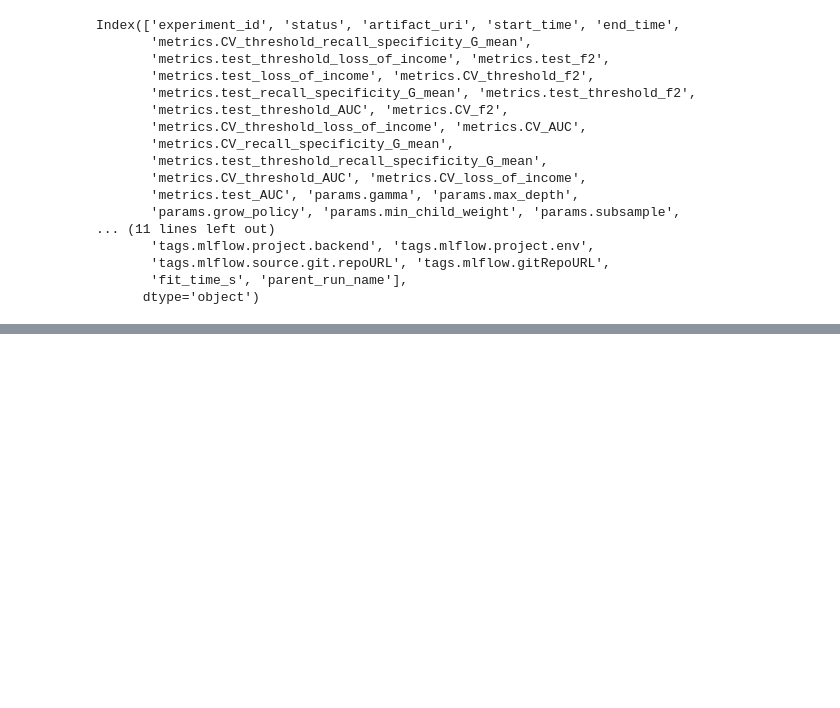
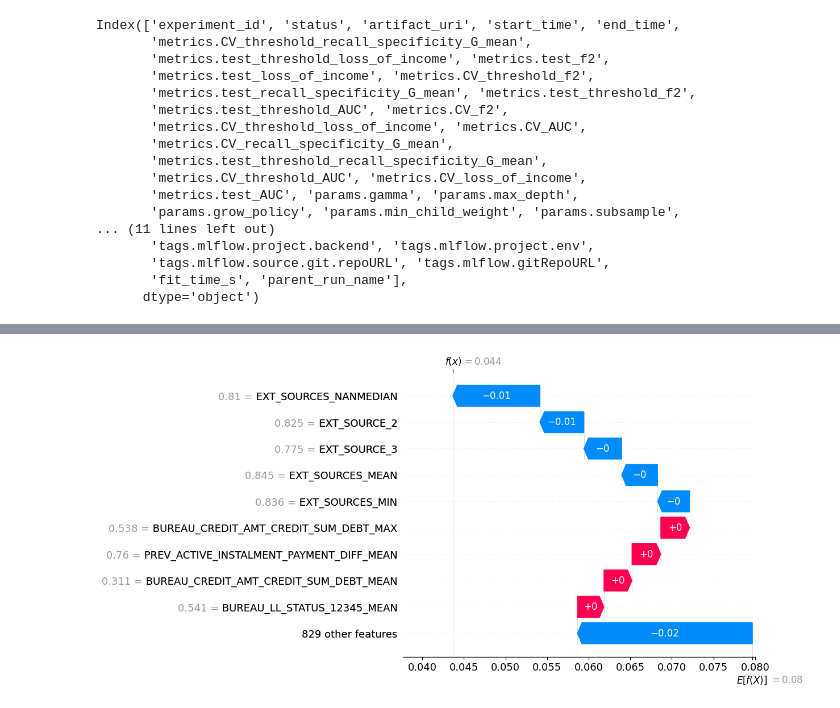
Before and after one commit to JulienfLeBoucher/OC_MLOps_credit_scoring, a Jupyter notebook: explore_mlflow_tracking.ipynb, the cells around one changed output, grey strips where cells are left out. Cells and saved outputs as stored; diff of their text form; code cells hidden in the pictures; blank space fills up the shorter version.

```diff
--- a/explore_mlflow_tracking.ipynb
+++ b/explore_mlflow_tracking.ipynb
@@ -507,0 +632,8 @@ clf.get_params()
+# %%
+import shap
+# print the JS visualization code to the notebook
+shap.initjs()
+
+explainer = shap.TreeExplainer(clf)
+# shap values explainer with 3 fiels (values, base_values, data)
+sv = explainer(X_train_pp)
@@ -507,0 +642,12 @@ clf.get_params()
+# %%
+exp = shap.Explanation(
+    sv.values[:,:,1],
+    sv.base_values[:,1],
+    data=X_train_pp.values,
+    feature_names=X_train_pp.columns
+)
+# %%
+idx = 200
+shap.plots.waterfall(exp[idx])
+# %% [output]
+[figure, added]
```
Also changed, not shown: parts of 40 cells of this notebook.
